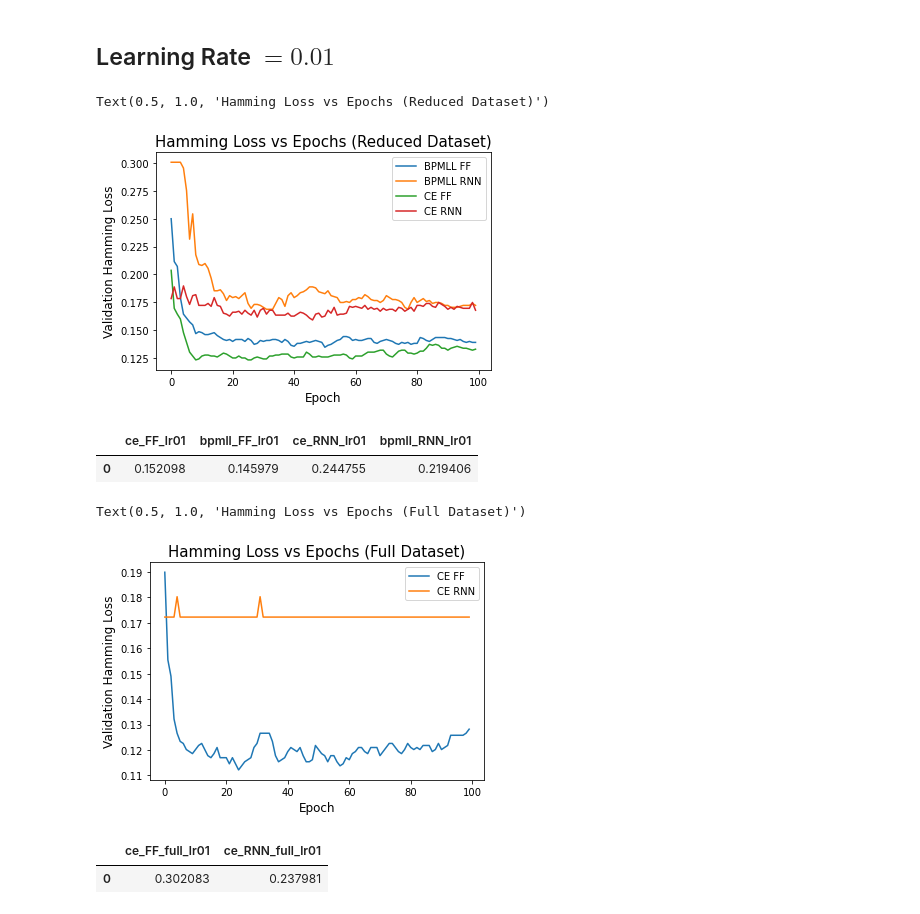
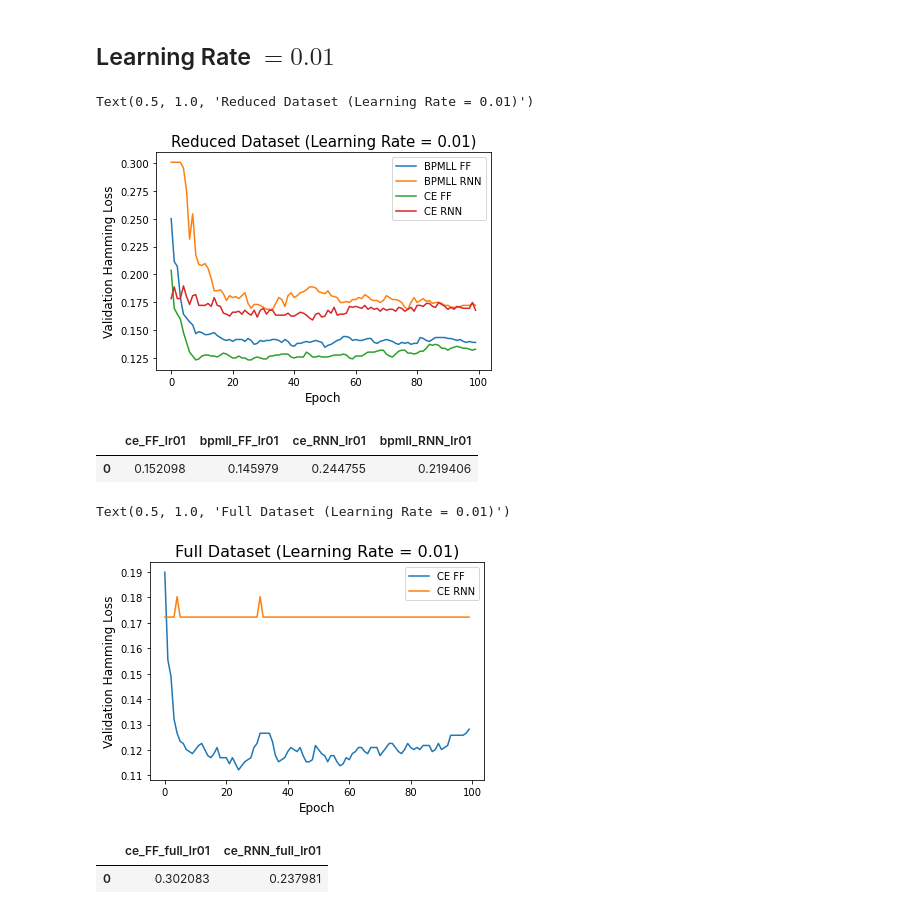
Before and after one commit to architdatar/NewsArticleClassification, a Jupyter notebook: codes/ANN Results/Visualize_Results.ipynb, the cells around one changed output. Cells and saved outputs as stored; diff of their text form; code cells hidden in the pictures.

```diff
--- a/codes/ANN Results/Visualize_Results.ipynb
+++ b/codes/ANN Results/Visualize_Results.ipynb
@@ -28,16 +28,16 @@ history_ce_RNN_lr01_df = pd.read_json('Reduced Data Eval Metrics/Cross Entropy R
 # %%
 ## Visualize the 'val_hamming_loss' histories for each model in a single plot
 plt.plot(history_bpmll_FF_lr01_df['val_hamming_loss'], label = 'BPMLL FF')
 plt.plot(history_bpmll_RNN_lr01_df['val_hamming_loss'], label = 'BPMLL RNN')
 plt.plot(history_ce_FF_lr01_df['val_hamming_loss'], label = 'CE FF')
 plt.plot(history_ce_RNN_lr01_df['val_hamming_loss'], label = 'CE RNN')
 plt.xlabel('Epoch', fontsize = 12)
 plt.ylabel('Validation Hamming Loss', fontsize = 12)
 plt.legend()
-plt.title('Hamming Loss vs Epochs (Reduced Dataset)', fontsize = 15)
+plt.title('Reduced Dataset (Learning Rate = 0.01)', fontsize = 15)
 # %% [output]
-Text(0.5, 1.0, 'Hamming Loss vs Epochs (Reduced Dataset)')
+Text(0.5, 1.0, 'Reduced Dataset (Learning Rate = 0.01)')
-[figure, old version]
+[figure, new version]
 # %%
 ## Get and print the validation hamming loss dataframe using learned threshold functions
 val_hamming_loss_withThreshold_lr01_df = pd.read_json('Reduced Data Eval Metrics/val_hamming_loss_withThreshold_lr01.json')
@@ -56,10 +56,10 @@ plt.plot(history_ce_RNN_lr01_full_df['val_hamming_loss'], label = 'CE RNN')
 plt.xlabel('Epoch', fontsize = 12)
 plt.ylabel('Validation Hamming Loss', fontsize = 12)
 plt.legend()
-plt.title('Hamming Loss vs Epochs (Full Dataset)', fontsize = 15)
+plt.title('Full Dataset (Learning Rate = 0.01)', fontsize = 16)
 # %% [output]
-Text(0.5, 1.0, 'Hamming Loss vs Epochs (Full Dataset)')
+Text(0.5, 1.0, 'Full Dataset (Learning Rate = 0.01)')
-[figure, old version]
+[figure, new version]
 # %%
 ## Get and print the validation hamming loss dataframe using learned threshold functions
 val_hamming_loss_withThreshold_lr01_full_df = pd.read_json('Full Data Eval Metrics/val_hamming_loss_withThreshold_lr01.json')
```
Also changed, not shown: parts of 13 cells of this notebook.
